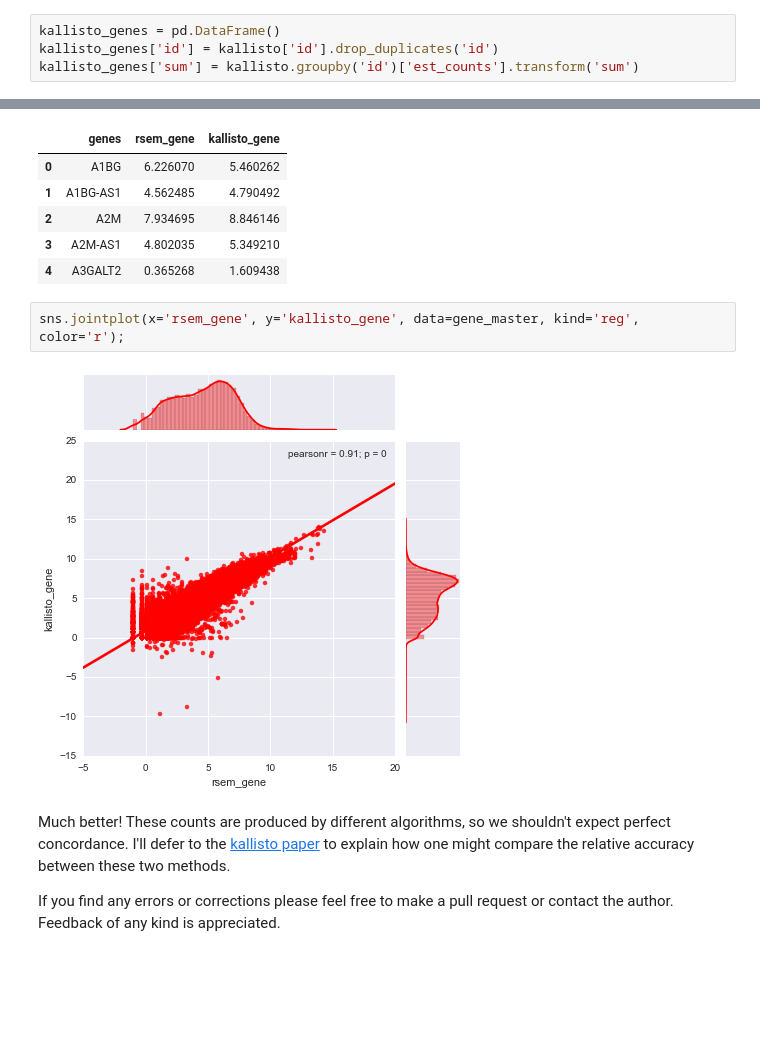
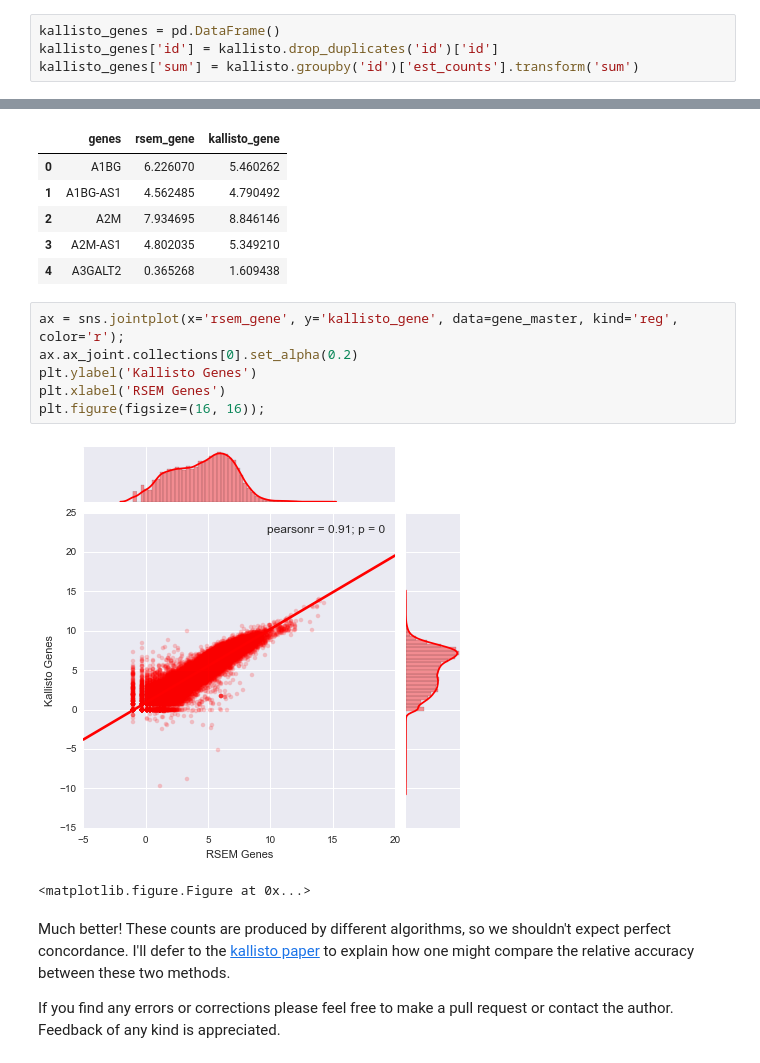
Before and after one commit to jvivian/ipython_notebooks, a Jupyter notebook: RSEM_comparison/RSEM_comparison.ipynb, the cells around one changed output, grey strips where cells are left out. Cells and saved outputs as stored; diff of their text form; blank space fills up the shorter version.

```diff
--- a/RSEM_comparison/RSEM_comparison.ipynb
+++ b/RSEM_comparison/RSEM_comparison.ipynb
@@ -359,7 +332,7 @@ kallisto = kallisto[kallisto['est_counts'] != 0]
 kallisto = kallisto.sort('id')
 # %%
 kallisto_genes = pd.DataFrame()
-kallisto_genes['id'] = kallisto['id'].drop_duplicates('id')
+kallisto_genes['id'] = kallisto.drop_duplicates('id')['id']
 kallisto_genes['sum'] = kallisto.groupby('id')['est_counts'].transform('sum')
 # %%
 kallisto_genes.sort('id').head()
@@ -412,9 +385,14 @@ gene_master.head()
 | 3 | A2M-AS1 | 4.802035 | 5.349210 |
 | 4 | A3GALT2 | 0.365268 | 1.609438 |
 # %%
-sns.jointplot(x='rsem_gene', y='kallisto_gene', data=gene_master, kind='reg', color='r');
+ax = sns.jointplot(x='rsem_gene', y='kallisto_gene', data=gene_master, kind='reg', color='r');
+ax.ax_joint.collections[0].set_alpha(0.2)
+plt.ylabel('Kallisto Genes')
+plt.xlabel('RSEM Genes')
+plt.figure(figsize=(16, 16));
 # %% [output]
-[figure, old version]
+[figure, new version]
+<matplotlib.figure.Figure at 0x...>
 # %% [markdown]
 Much better! These counts are produced by different algorithms, so we shouldn't expect perfect concordance. I'll defer to the [kallisto paper](http://arxiv.org/abs/1505.02710) to explain how one might compare the relative accuracy between these two methods.
 
```
Also changed, not shown: parts of 17 cells of this notebook.
